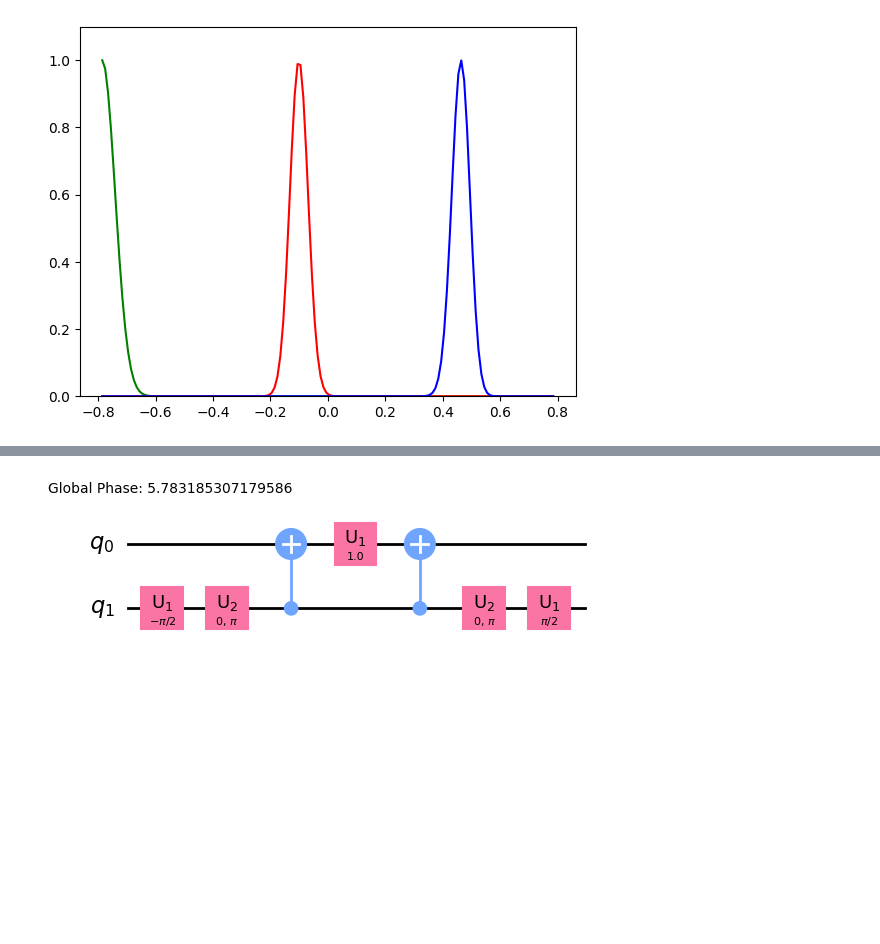
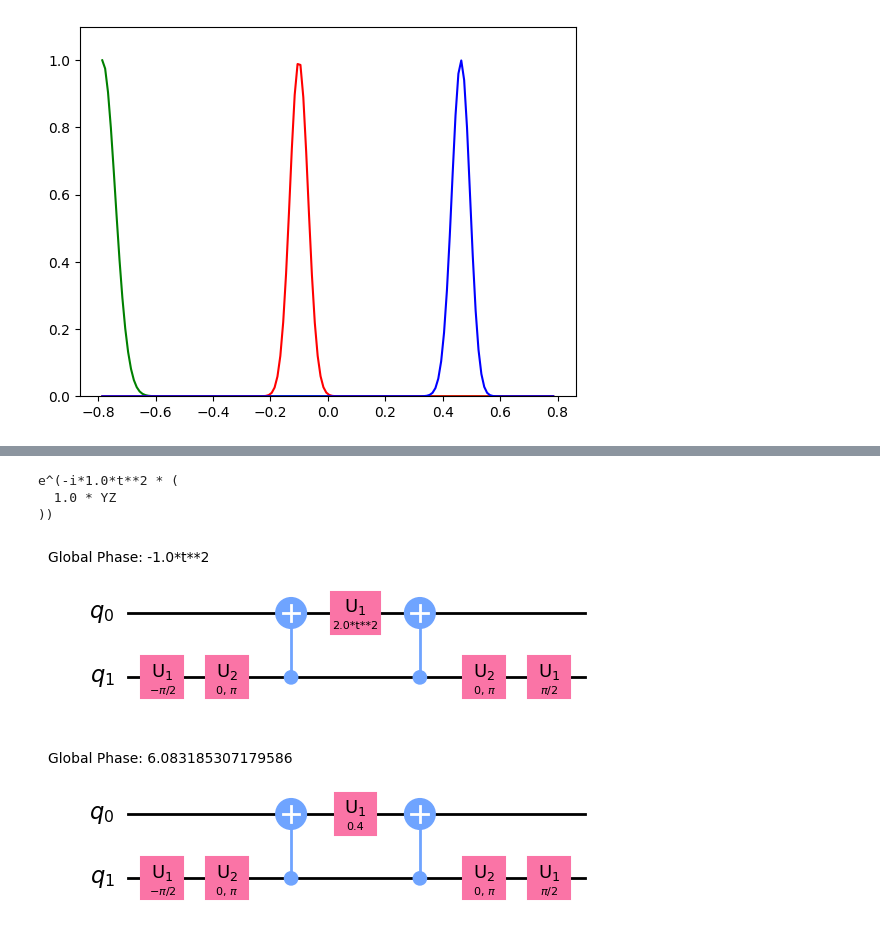
Before and after one commit to Gopal-Dahale/measurement-based-ite, a Jupyter notebook: mite.ipynb, the cells around one changed output, grey strips where cells are left out. Drawn from its saved outputs; the diff is of its cells as text; code cells hidden in the pictures; blank space fills up the shorter version.

```diff
--- a/mite.ipynb
+++ b/mite.ipynb
@@ -114,3 +159,24 @@ qc_bound = qc_trot.bind_parameters({time_param: epsilon})
+# %%
+trotter_steps = 1
+
+# Compute unitary time operator
+U_trot_params = compute_U_trot(H, time_param, int(trotter_steps))
+
+print(U_trot_params)
+
+# Convert to trotterized unitary to circuit
+qc_trot = convert_U_trot_to_qc(U_trot_params)
+
+# bind parameters
+qc_bound = qc_trot.bind_parameters({time_param: np.sqrt(epsilon)})
+# %% [output]
+e^(-i*1.0*t**2 * (
+  1.0 * YZ
+))
+# %%
+qc_trot.draw('mpl')
+# %% [output]
+[figure, added]
 # %%
 qc_bound.draw('mpl')
 # %% [output]
```
Also changed, not shown: parts of 20 cells of this notebook.
